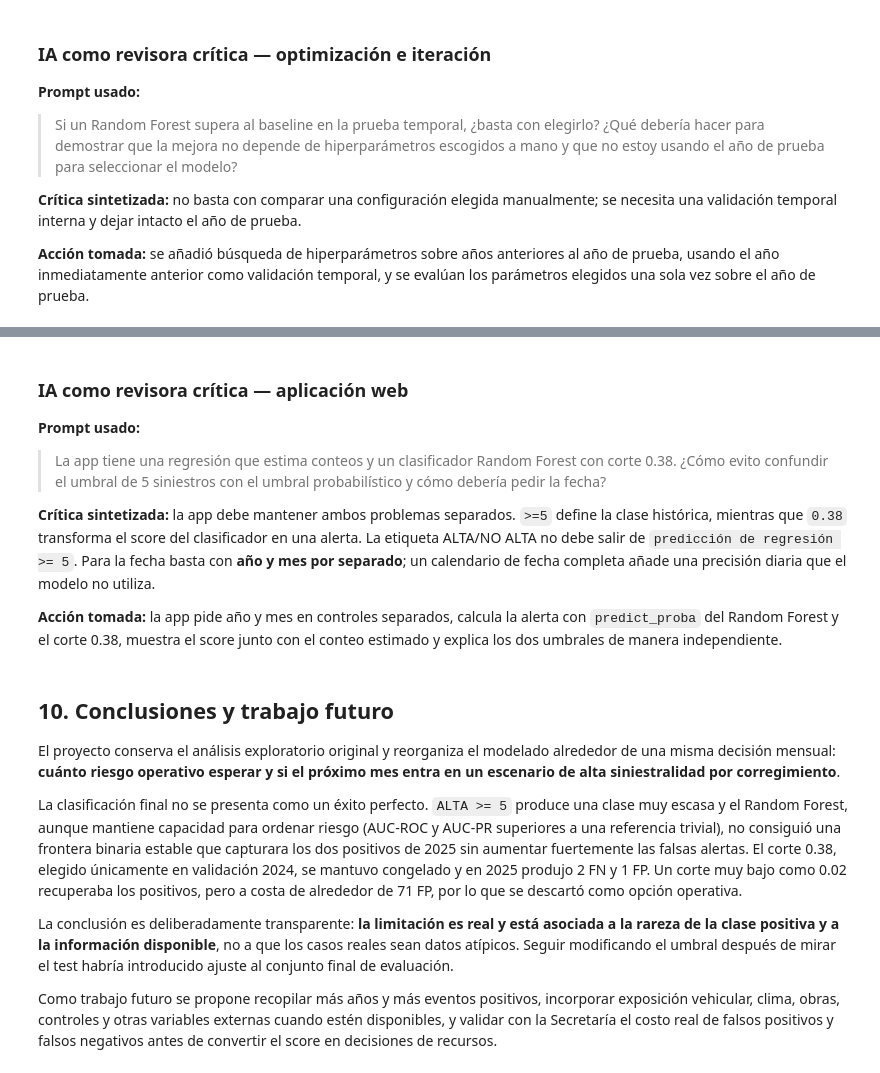
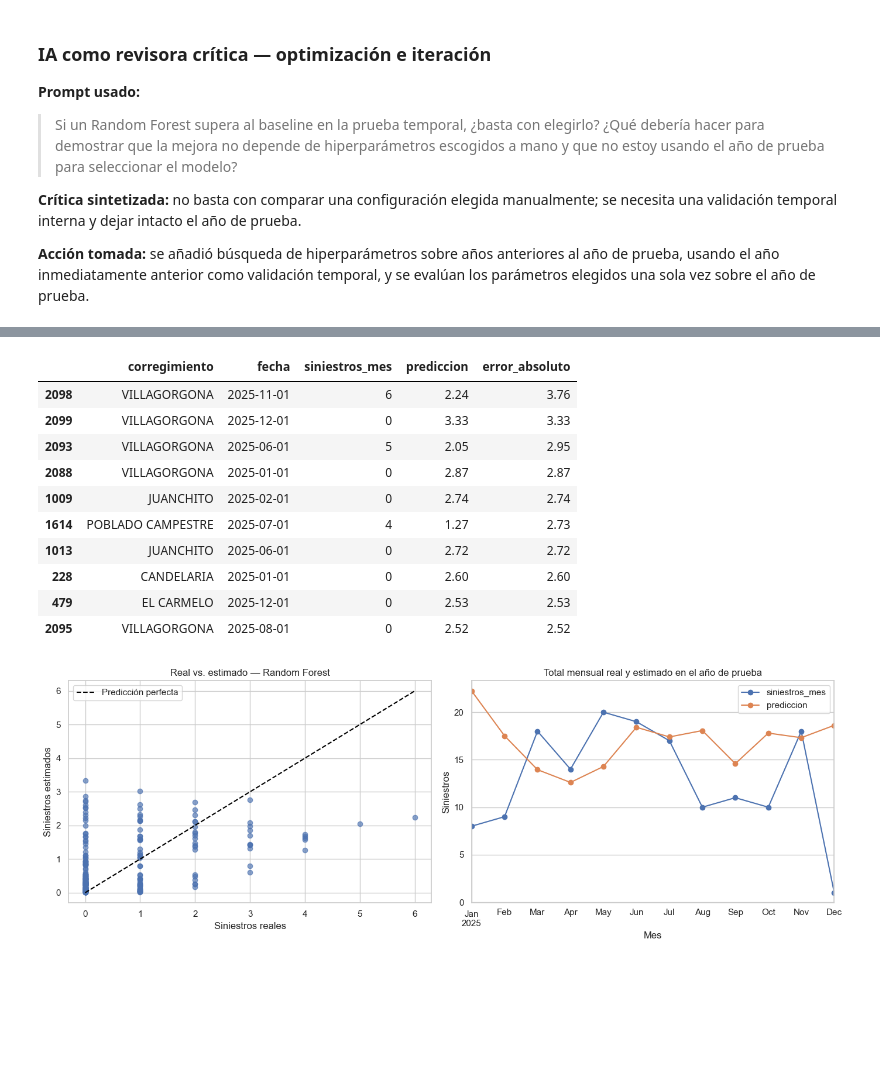
Before and after one commit to Alejandro-Doncel/Candelaria-_vial2, a Jupyter notebook: notebooks/Proyecto_Candelaria_Vial.ipynb, the cells around one changed output, grey strips where cells are left out. Saved outputs shown, nothing was run; the diff lists cells and outputs as text; code cells hidden in the pictures; blank space fills up the shorter version.

```diff
--- a/notebooks/Proyecto_Candelaria_Vial.ipynb
+++ b/notebooks/Proyecto_Candelaria_Vial.ipynb
@@ -579,20 +467,34 @@ plt.show()
-# %% [markdown]
-### IA como revisora crítica — aplicación web
-
-**Prompt usado:**
-
-> La app tiene una regresión que estima conteos y un clasificador Random Forest con corte 0.38. ¿Cómo evito confundir el umbral de 5 siniestros con el umbral probabilístico y cómo debería pedir la fecha?
-
-**Crítica sintetizada:** la app debe mantener ambos problemas separados. `>=5` define la clase histórica, mientras que `0.38` transforma el score del clasificador en una alerta. La etiqueta ALTA/NO ALTA no debe salir de `predicción de regresión >= 5`. Para la fecha basta con **año y mes por separado**; un calendario de fecha completa añade una precisión diaria que el modelo no utiliza.
-
-**Acción tomada:** la app pide año y mes en controles separados, calcula la alerta con `predict_proba` del Random Forest y el corte 0.38, muestra el score junto con el conteo estimado y explica los dos umbrales de manera independiente.
-# %% [markdown]
-## 10. Conclusiones y trabajo futuro
-
-El proyecto conserva el análisis exploratorio original y reorganiza el modelado alrededor de una misma decisión mensual: **cuánto riesgo operativo esperar y si el próximo mes entra en un escenario de alta siniestralidad por corregimiento**.
-
-La clasificación final no se presenta como un éxito perfecto. `ALTA >= 5` produce una clase muy escasa y el Random Forest, aunque mantiene capacidad para ordenar riesgo (AUC-ROC y AUC-PR superiores a una referencia trivial), no consiguió una frontera binaria estable que capturara los dos positivos de 2025 sin aumentar fuertemente las falsas alertas. El corte 0.38, elegido únicamente en validación 2024, se mantuvo congelado y en 2025 produjo 2 FN y 1 FP. Un corte muy bajo como 0.02 recuperaba los positivos, pero a costa de alrededor de 71 FP, por lo que se descartó como opción operativa.
-
-La conclusión es deliberadamente transparente: **la limitación es real y está asociada a la rareza de la clase positiva y a la información disponible**, no a que los casos reales sean datos atípicos. Seguir modificando el umbral después de mirar el test habría introducido ajuste al conjunto final de evaluación.
-
-Como trabajo futuro se propone recopilar más años y más eventos positivos, incorporar exposición vehicular, clima, obras, controles y otras variables externas cuando estén disponibles, y validar con la Secretaría el costo real de falsos positivos y falsos negativos antes de convertir el score en decisiones de recursos.
+# %%
+best_reg_name = tuned_reg_results.iloc[0]["Modelo optimizado"]
+best_reg_pipe = tuned_reg[best_reg_name]
+best_reg_pred = best_reg_pipe.predict(mon_test[reg_features])
+
+diagnostic = mon_test[["corregimiento", "fecha", "siniestros_mes"]].copy()
+diagnostic["prediccion"] = best_reg_pred
+diagnostic["error_absoluto"] = (diagnostic["siniestros_mes"] - diagnostic["prediccion"]).abs()
+display(diagnostic.sort_values("error_absoluto", ascending=False).head(10).round(2))
+
+fig, axes = plt.subplots(1, 2, figsize=(14, 5))
+axes[0].scatter(diagnostic["siniestros_mes"], diagnostic["prediccion"], alpha=0.65)
+limit = max(diagnostic["siniestros_mes"].max(), diagnostic["prediccion"].max())
+axes[0].plot([0, limit], [0, limit], "--", color="black", label="Predicción perfecta")
+axes[0].set(title=f"Real vs. estimado — {best_reg_name}", xlabel="Siniestros reales", ylabel="Siniestros estimados")
+axes[0].legend()
+
+diagnostic.groupby("fecha")[["siniestros_mes", "prediccion"]].sum().plot(ax=axes[1], marker="o")
+axes[1].set(title="Total mensual real y estimado en el año de prueba", xlabel="Mes", ylabel="Siniestros")
+plt.tight_layout()
+plt.show()
+# %% [output]
+|  | corregimiento | fecha | siniestros_mes | prediccion | error_absoluto |
+| 2098 | VILLAGORGONA | 2025-11-01 | 6 | 2.24 | 3.76 |
+| 2099 | VILLAGORGONA | 2025-12-01 | 0 | 3.33 | 3.33 |
+| 2093 | VILLAGORGONA | 2025-06-01 | 5 | 2.05 | 2.95 |
+| 2088 | VILLAGORGONA | 2025-01-01 | 0 | 2.87 | 2.87 |
+| 1009 | JUANCHITO | 2025-02-01 | 0 | 2.74 | 2.74 |
+| 1614 | POBLADO CAMPESTRE | 2025-07-01 | 4 | 1.27 | 2.73 |
+| 1013 | JUANCHITO | 2025-06-01 | 0 | 2.72 | 2.72 |
+| 228 | CANDELARIA | 2025-01-01 | 0 | 2.60 | 2.60 |
+| 479 | EL CARMELO | 2025-12-01 | 0 | 2.53 | 2.53 |
+| 2095 | VILLAGORGONA | 2025-08-01 | 0 | 2.52 | 2.52 |
+[figure, added]
```
Also changed, not shown: parts of 36 cells of this notebook.
